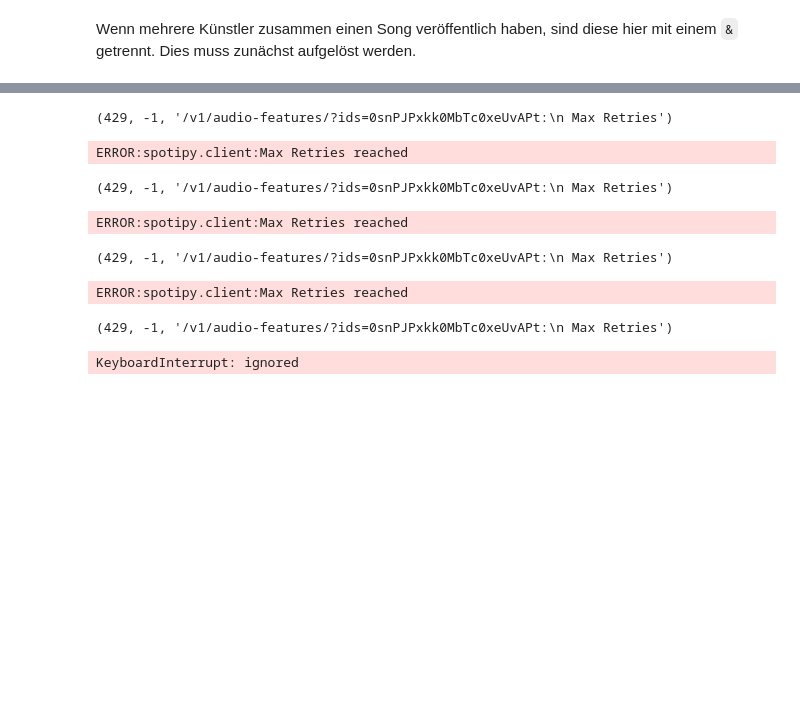
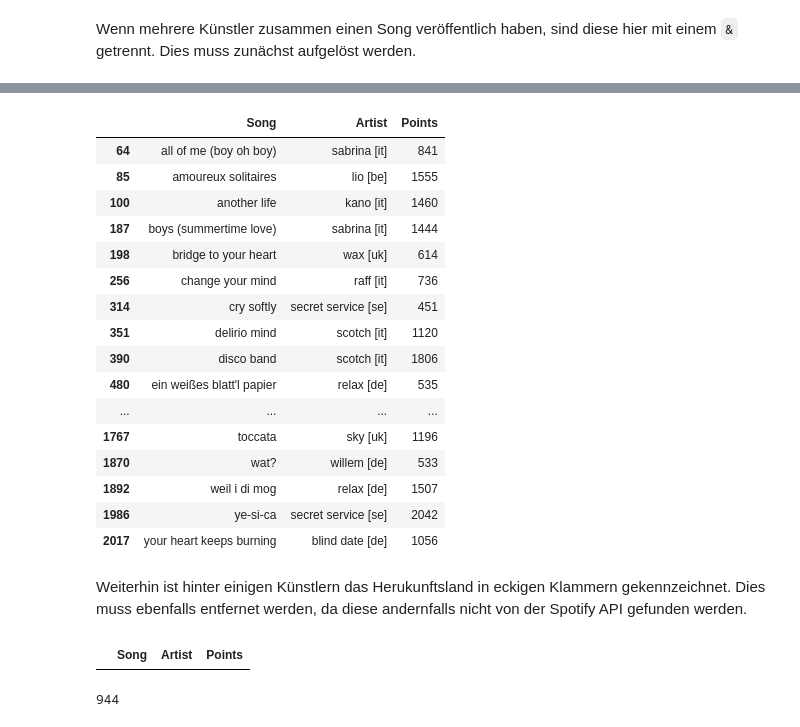
Before and after one commit to Jannis37/80s-recommender, a Jupyter notebook: extra.ipynb, the cells around one changed output, grey strips where cells are left out. Cells and saved outputs as stored; diff of their text form; code cells hidden in the pictures; blank space fills up the shorter version.

```diff
--- a/extra.ipynb
+++ b/extra.ipynb
@@ -430,0 +560,10 @@ chart_power_df_explode
+# %%
+replace = {
+    "ã¶": "ö",
+    "ã„": "ä",
+    "ã–": "ö",
+    "ã©": "e"
+}
+
+chart_power_df_explode["Song"] = chart_power_df_explode["Song"].replace(replace, regex=True)
+chart_power_df_explode["Artist"] = chart_power_df_explode["Artist"].replace(replace, regex=True)
@@ -430,0 +579,22 @@ chart_power_df_explode
+# %%
+chart_power_df_explode[chart_power_df_explode["Artist"].str.contains("\[")]
+# %% [output]
+|  | Song | Artist | Points |
+| 64 | all of me (boy oh boy) | sabrina [it] | 841 |
+| 85 | amoureux solitaires | lio [be] | 1555 |
+| 100 | another life | kano [it] | 1460 |
+| 187 | boys (summertime love) | sabrina [it] | 1444 |
+| 198 | bridge to your heart | wax [uk] | 614 |
+| 256 | change your mind | raff [it] | 736 |
+| 314 | cry softly | secret service [se] | 451 |
+| 351 | delirio mind | scotch [it] | 1120 |
+| 390 | disco band | scotch [it] | 1806 |
+| 480 | ein weißes blatt'l papier | relax [de] | 535 |
+| ... | ... | ... | ... |
+| 1767 | toccata | sky [uk] | 1196 |
+| 1870 | wat? | willem [de] | 533 |
+| 1892 | weil i di mog | relax [de] | 1507 |
+| 1986 | ye-si-ca | secret service [se] | 2042 |
+| 2017 | your heart keeps burning | blind date [de] | 1056 |
+# %% [markdown]
+Weiterhin ist hinter einigen Künstlern das Herukunftsland in eckigen Klammern gekennzeichnet. Dies muss ebenfalls entfernet werden, da diese andernfalls nicht von der Spotify API gefunden werden.
@@ -431,3 +604,11 @@ chart_power_df_explode
+# %%
+chart_power_df_explode[chart_power_df_explode["Artist"].str.contains("\[")]
+# %% [output]
+|  | Song | Artist | Points |
+# %%
+len(chart_power_df_explode["Artist"].unique())
+# %% [output]
+944
 # %%
 def filter_track_features(track, genre):
     '''
@@ -537,8 +723,8 @@ genres = ['chicago-house', 'hard-rock', 'rock', 'power-pop', 'guitar', 'hardcore
 # %%
 artist_over_1000 = []
 df = pd.DataFrame()
-with tqdm(total=944*len(genres)) as pbar:
-  for artist in list(chart_power_df_explode["Artist"].unique()):
+with tqdm(total=len(genres)*len(chart_power_df_explode["Artist"].unique())) as pbar:
+  for artist in chart_power_df_explode["Artist"].unique():
     for genre in genres:
       total_results = get_number_of_tracks("1980-1989", artist, genre)
       if total_results < 1000:
@@ -546,6 +732,7 @@ with tqdm(total=944*len(genres)) as pbar:
         while offset < total_results:
           try:
             track_features = []
+            call_api()
             result = sp.search(q=f"year:1980-1989 artist:{artist} genre:{genre}", type="track", limit=50, offset=offset, market="DE")
             tracks = result["tracks"] if "tracks" in result else ""
             if "items" in tracks:
@@ -554,6 +741,7 @@ with tqdm(total=944*len(genres)) as pbar:
                 track_features.append(features)
               offset += 50
               df = pd.concat([df, pd.DataFrame(track_features)], ignore_index=True)
+              df.to_scv
             else:
               continue
           except Exception as e:
@@ -563,12 +751,4 @@ with tqdm(total=944*len(genres)) as pbar:
         artist_over_1000.append(artist)
 
       pbar.update(1)
+      df.to_csv(f"{PATH}/data-new.csv")
-# %% [output]
-(429, -1, '/v1/audio-features/?ids=0snPJPxkk0MbTc0xeUvAPt:\n Max Retries')
-ERROR:spotipy.client:Max Retries reached
-(429, -1, '/v1/audio-features/?ids=0snPJPxkk0MbTc0xeUvAPt:\n Max Retries')
-ERROR:spotipy.client:Max Retries reached
-(429, -1, '/v1/audio-features/?ids=0snPJPxkk0MbTc0xeUvAPt:\n Max Retries')
-ERROR:spotipy.client:Max Retries reached
-(429, -1, '/v1/audio-features/?ids=0snPJPxkk0MbTc0xeUvAPt:\n Max Retries')
-KeyboardInterrupt: ignored
```
Also changed, not shown: parts of 26 cells of this notebook.
